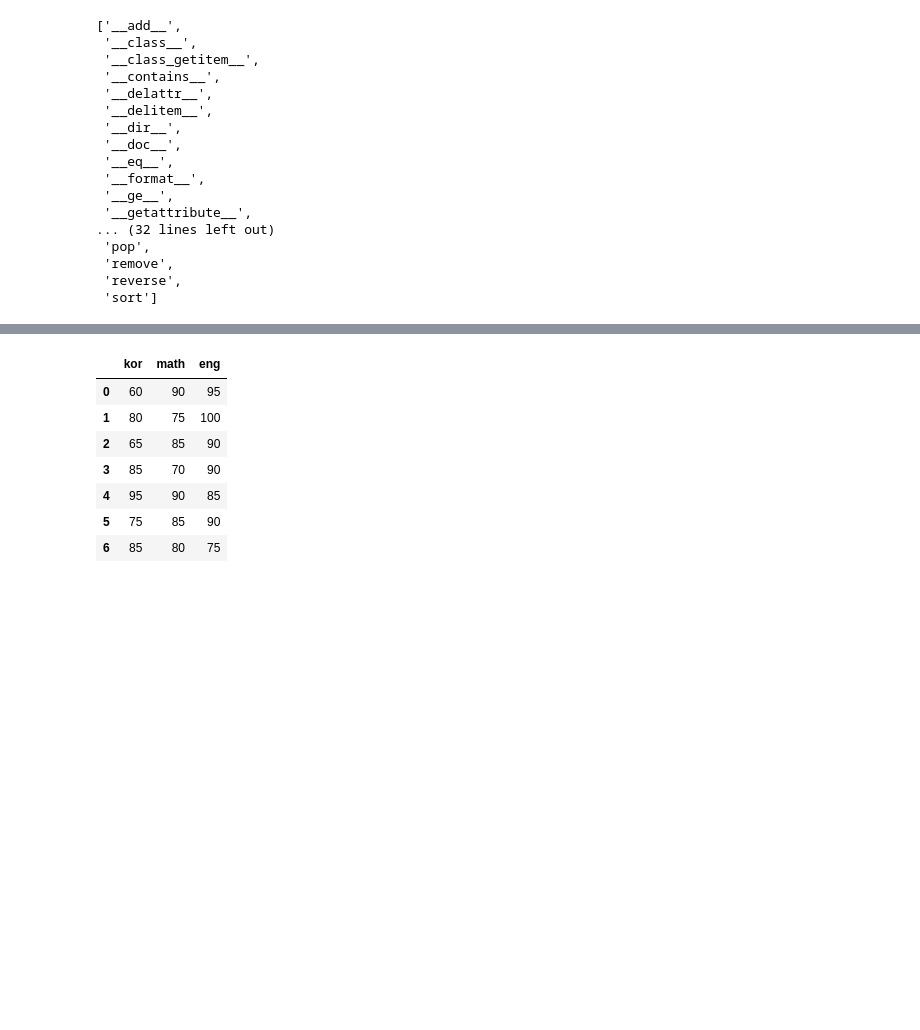
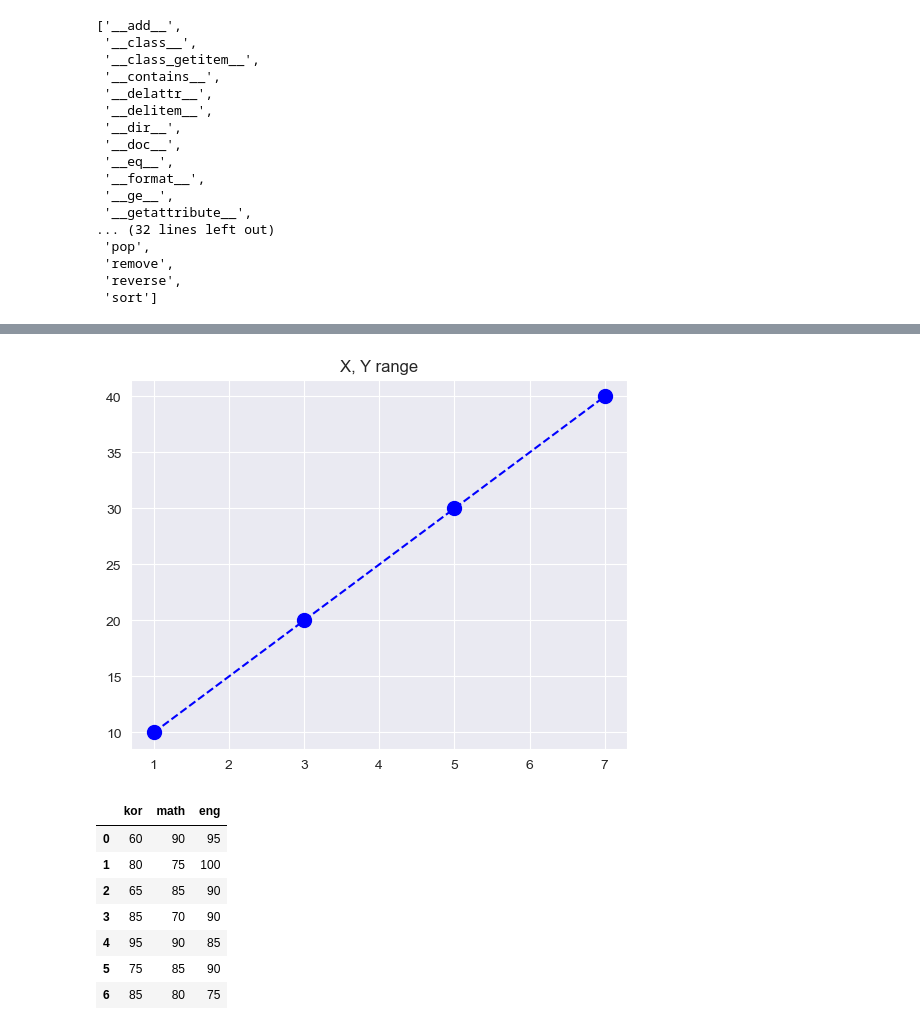
Before and after one commit to adam9e96/python_basic, a Jupyter notebook: chapter10_data_analysis/Matplot_01/matplotlib_01.ipynb, the cells around one changed output, grey strips where cells are left out. Saved outputs shown, nothing was run; the diff lists cells and outputs as text; code cells hidden in the pictures; blank space fills up the shorter version.

```diff
--- a/chapter10_data_analysis/Matplot_01/matplotlib_01.ipynb
+++ b/chapter10_data_analysis/Matplot_01/matplotlib_01.ipynb
@@ -166,3 +188,12 @@ plt.show()
+# %%
+# 그림 범위 지정 -> 확대
+plt.title('X, Y range')
+ydata = [10, 20, 30, 40, ]
+xdata = [1, 3, 5, 7]
+plt.plot(xdata, ydata, color='b', linestyle='--', marker='o', markersize=10)
+plt.show()
+# %% [output]
+[figure, added]
 # %%
 # 7) 내장 시각화 옵션
 # 판다스를 이용하면 시각화 라이브러리를 임포트 하지 않아도 내장 그래프 도구를 이용하여 기본적인 시각화를 할 수 있음.
```
Also changed, not shown: parts of 13 cells of this notebook, 8 other files.
